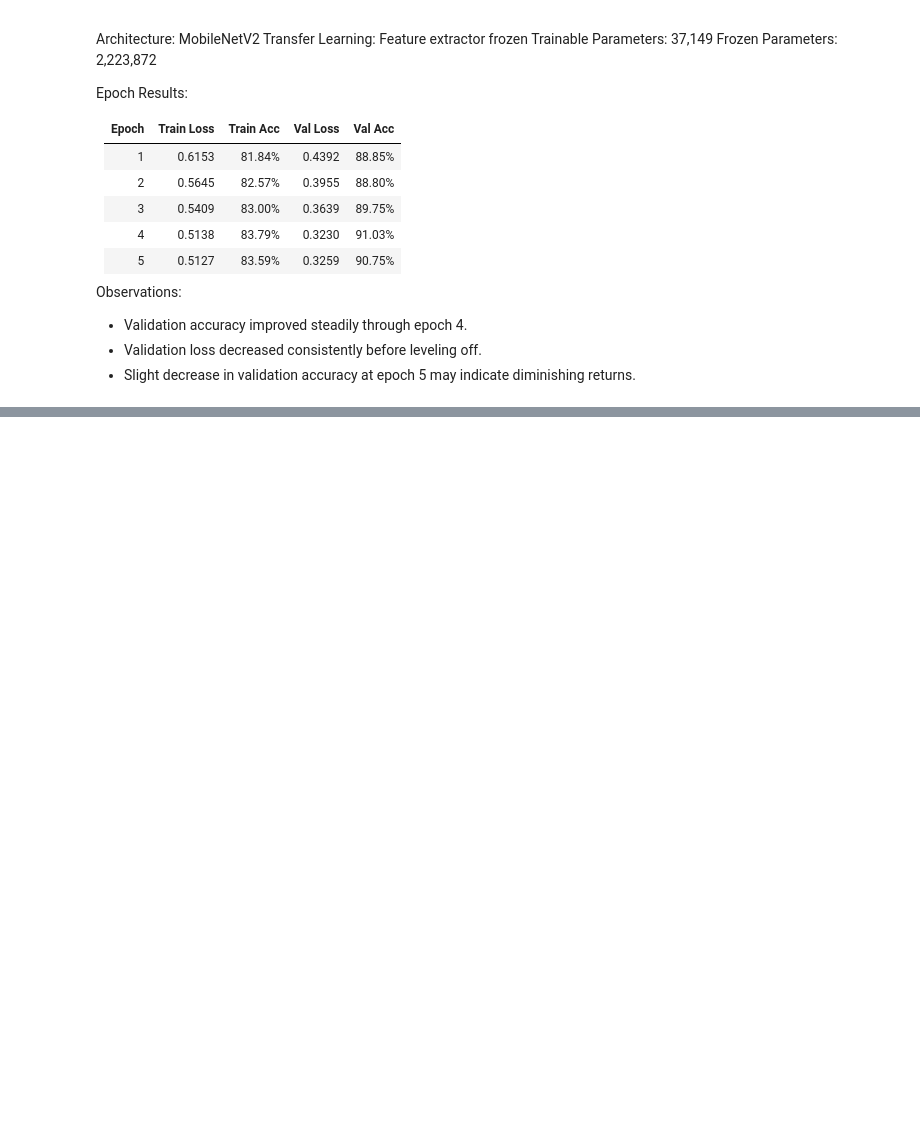
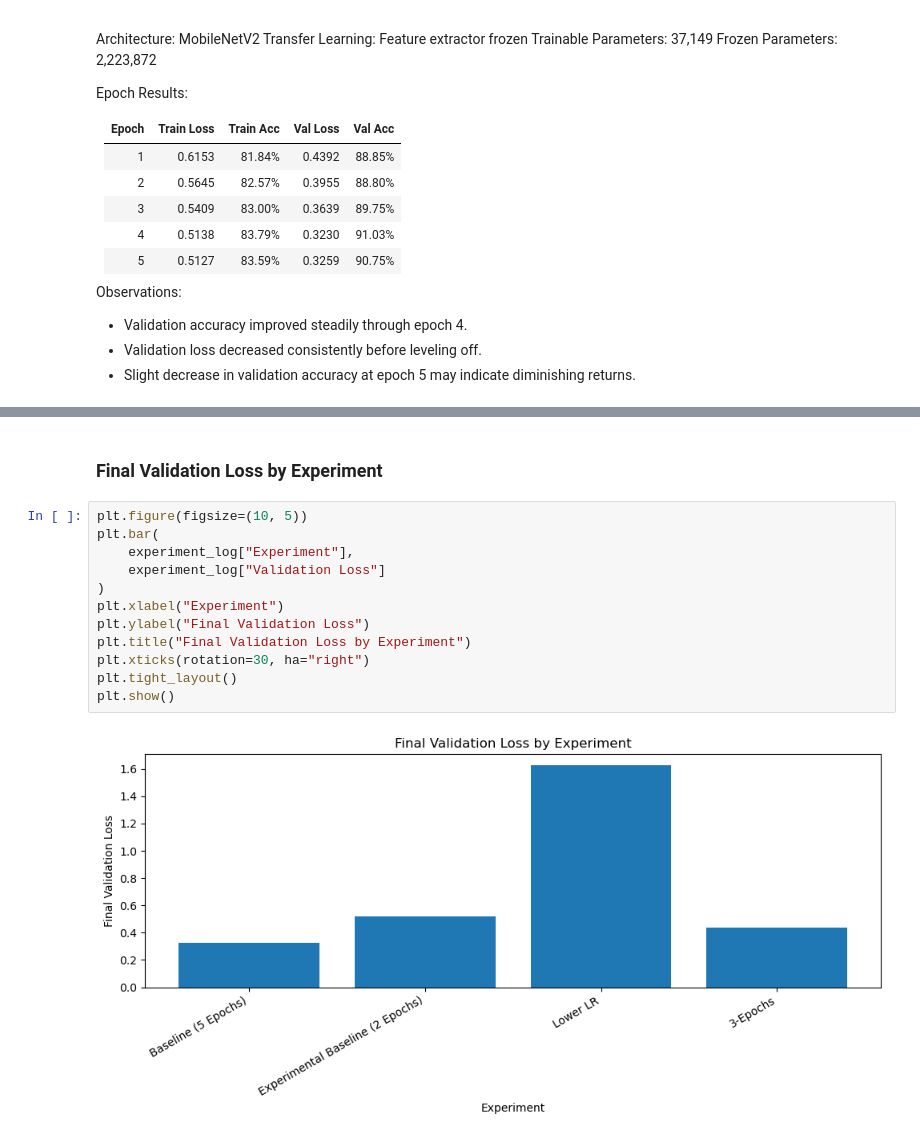
Before and after one commit to framedforfun/Phase-3-Beyond-Words-Capstone, a Jupyter notebook: code/sprint_3.ipynb, the cells around one changed output, grey strips where cells are left out. Drawn from its saved outputs; the diff is of its cells as text; blank space fills up the shorter version.

```diff
--- a/code/sprint_3.ipynb
+++ b/code/sprint_3.ipynb
@@ -491,0 +802,16 @@ Baseline model saved successfully!
+# %% [markdown]
+### Final Validation Loss by Experiment
+# %%
+plt.figure(figsize=(10, 5))
+plt.bar(
+    experiment_log["Experiment"],
+    experiment_log["Validation Loss"]
+)
+plt.xlabel("Experiment")
+plt.ylabel("Final Validation Loss")
+plt.title("Final Validation Loss by Experiment")
+plt.xticks(rotation=30, ha="right")
+plt.tight_layout()
+plt.show()
+# %% [output]
+[figure, added]
```
Also changed, not shown: parts of 56 cells of this notebook, 3 other files.
